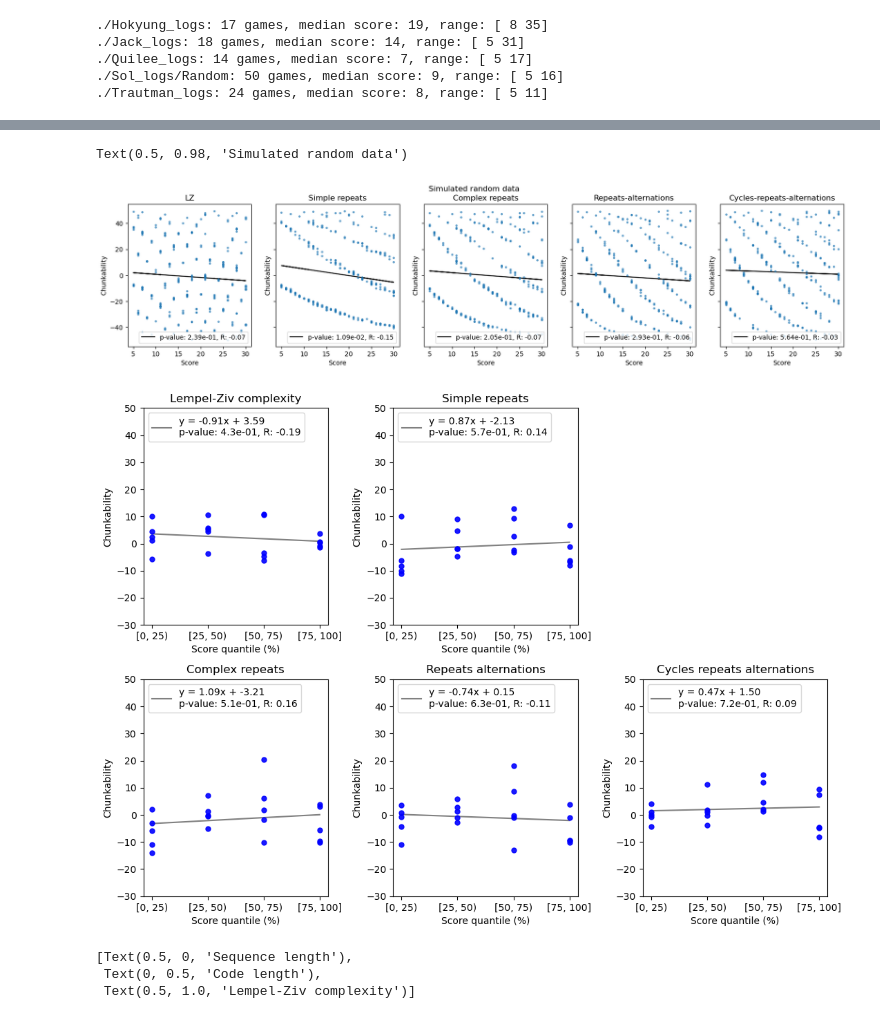
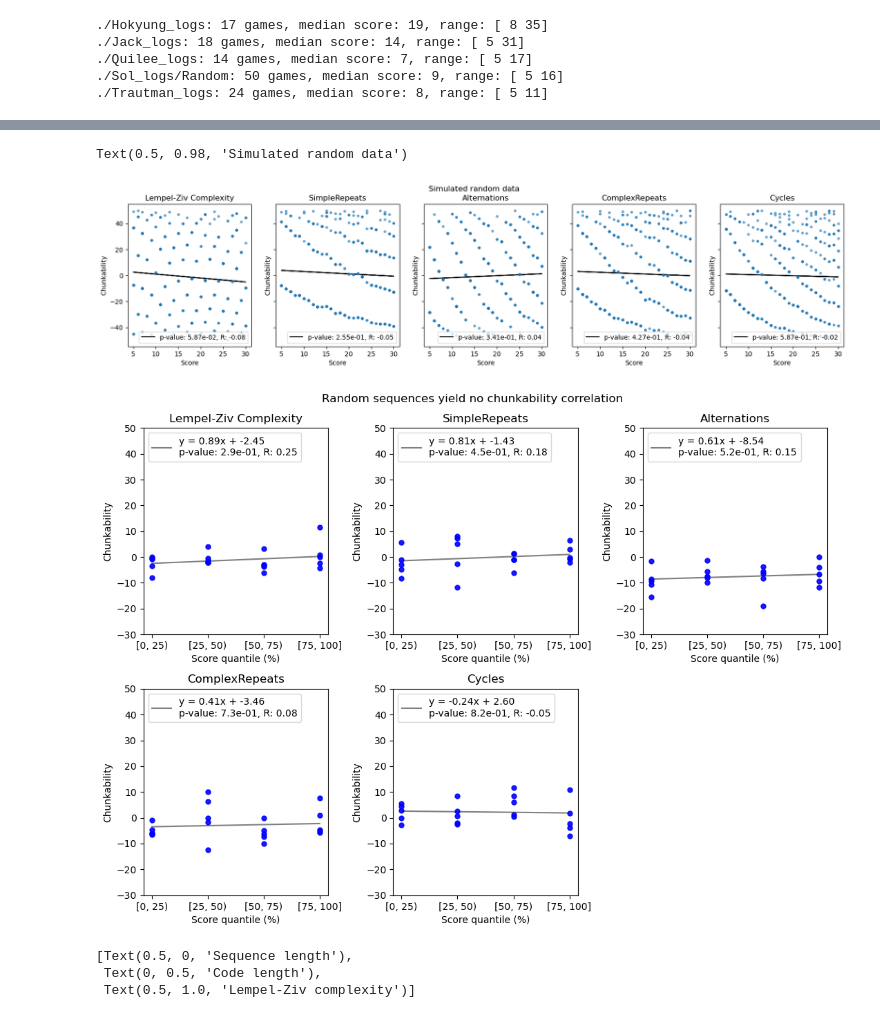
Before and after one commit to qsimeon/PSY1401Projects, a Jupyter notebook: final_project/RepeatsScheme.ipynb, the cells around one changed output, grey strips where cells are left out. Saved outputs shown, nothing was run; the diff lists cells and outputs as text; code cells hidden in the pictures.

```diff
--- a/final_project/RepeatsScheme.ipynb
+++ b/final_project/RepeatsScheme.ipynb
@@ -317,12 +305,12 @@ ax2 = fig.add_subplot(gs[0, 1])
 ax3 = fig.add_subplot(gs[0, 2])
 ax4 = fig.add_subplot(gs[1, 0])
 ax5 = fig.add_subplot(gs[1, 1])
-ax6 = fig.add_subplot(gs[1, 2])
+#ax6 = fig.add_subplot(gs[1, 2])
 
 scheme_names = default_scheme_keys
 
 x = np.arange(N_quants)
-for s, ax in enumerate([ax1, ax2, ax3, ax4, ax5, ax6]):
+for s, ax in enumerate([ax1, ax2, ax3, ax4, ax5]):
     for sub in range(N_subs):
 
         ax.scatter(x, all_chunk_avgs[sub, :, s], alpha=alpha, color=colors[sub], s=sz)
@@ -331,7 +319,7 @@ for s, ax in enumerate([ax1, ax2, ax3, ax4, ax5, ax6]):
 x_reg = np.tile(x, (all_chunk_avgs.shape[0]))
 lin_regs = dict(ms=[], bs=[], rs=[], ps=[], std_errs=[])
 
-for s, ax in enumerate([ax1, ax2, ax3, ax4, ax5, ax6]):
+for s, ax in enumerate([ax1, ax2, ax3, ax4, ax5]):
     m, b, r, p, std_err = stats.linregress(x_reg, all_chunk_avgs[:, :, s].flatten())
     lin_regs['ms'].append(m)
     lin_regs['bs'].append(b)
@@ -349,5 +337,5 @@ for s, ax in enumerate([ax1, ax2, ax3, ax4, ax5, ax6]):
     ax.legend(loc='upper left')
 
 plt.tight_layout()
-plt.savefig(f'./Simon_allsubs_analysis_thresh{min_score}.png', dpi=500)
+#plt.savefig(f'./Simon_allsubs_analysis_thresh{min_score}.png', dpi=500)
 # %% [output]
@@ -358,7 +346,7 @@ plt.savefig(f'./Simon_allsubs_analysis_thresh{min_score}.png', dpi=500)
 # Calculate chunkabilities for random sequences
 
 np.random.seed(128)
-N_samples = 300
+N_samples = 500
 random_seqs = sample_random_sequences(30, N_samples, min=5)
 lengths = np.array([len(seq) for seq in random_seqs])
 
@@ -381,7 +369,7 @@ for i in range(N_schemes):
     lin_regs['ps'].append(p)
     lin_regs['std_errs'].append(std_err)
 
-s = 6
+s = 10
 alpha = 0.6
 fig, ax = plt.subplots(1, N_schemes, figsize=(N_schemes*4, 4), sharex=False, sharey=True)
 for i in range(N_schemes):
@@ -393,10 +381,10 @@ for i in range(N_schemes):
 fig.suptitle(f'Simulated random data')
 # %% [output]
 Text(0.5, 0.98, 'Simulated random data')
-[figure, old version]
+[figure, new version]
 # %%
 # Quartile analysis for random sequences
-np.random.seed(128)
+np.random.seed(138)
 
 # Calculate score quartiles
 pbins = [-1, 25, 50, 75, 101]
@@ -429,39 +417,40 @@ for s in range(N_schemes):
     lin_regs['ms'].append(m)
     lin_regs['bs'].append(b)
     lin_regs['rs'].append(r)
     lin_regs['ps'].append(p)
     lin_regs['std_errs'].append(std_err)
 
 # Plot
 alpha = 0.9
 sz = 25
 
 fig = plt.figure(figsize=(11, 8))
 gs = gridspec.GridSpec(2, 3)
 ax1 = fig.add_subplot(gs[0, 0])
 ax2 = fig.add_subplot(gs[0, 1])
-ax3 = fig.add_subplot(gs[1, 0])
-ax4 = fig.add_subplot(gs[1, 1])
-ax5 = fig.add_subplot(gs[1, 2])
+ax3 = fig.add_subplot(gs[0, 2])
+ax4 = fig.add_subplot(gs[1, 0])
+ax5 = fig.add_subplot(gs[1, 1])
 
 for s, ax in enumerate([ax1, ax2, ax3, ax4, ax5]):
     for n in range(N_iters):
         ax.scatter(x, chunk_avgs[n, s], alpha=alpha, color='b', s=sz)
 
     ax.plot(x, lin_regs['ms'][s]*x + lin_regs['bs'][s], color='grey', zorder=0,
             label=f'y = {lin_regs["ms"][s]:.2f}x + {lin_regs["bs"][s]:.2f}\np-value: {lin_regs["ps"][s]:.1e}, R: {lin_regs["rs"][s]:.2f}')
 
     ax.set(xlabel='Score quantile (%)', ylabel='Chunkability',
-            title=['Lempel-Ziv complexity', 'Simple repeats', 'Complex repeats',
-                    'Repeats alternations', 'Cycles repeats alternations'][s])
+            title=default_scheme_keys[s])
     ax.set_yticks(np.arange(-30, 51, 10))
     ax.set_xticks(x)
     ax.set_xticklabels(['[0, 25)', '[25, 50)', '[50, 75)', '[75, 100]'])
     ax.legend(loc='upper left')
 
+fig.suptitle(f'Random sequences yield no chunkability correlation')
 plt.tight_layout()
+plt.savefig(f'./Figs/Random_simulated_analysis.png', dpi=500)
 # %% [output]
-[figure, old version]
+[figure, new version]
 # %%
 np.random.seed(128)
 random_seqs = sample_random_sequences(30, 10000, min=5)
```
Also changed, not shown: parts of 3 cells of this notebook, 4 other files.
